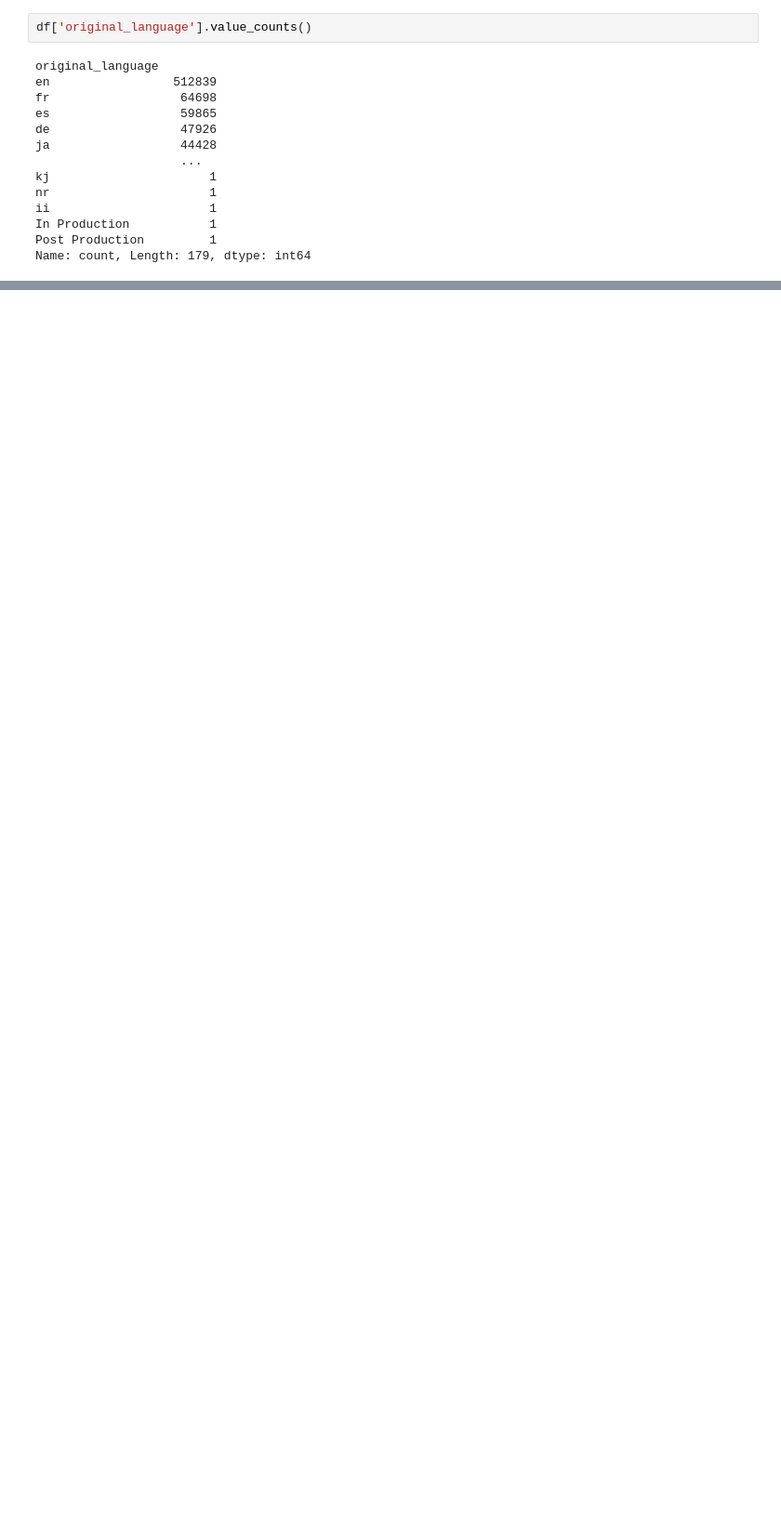
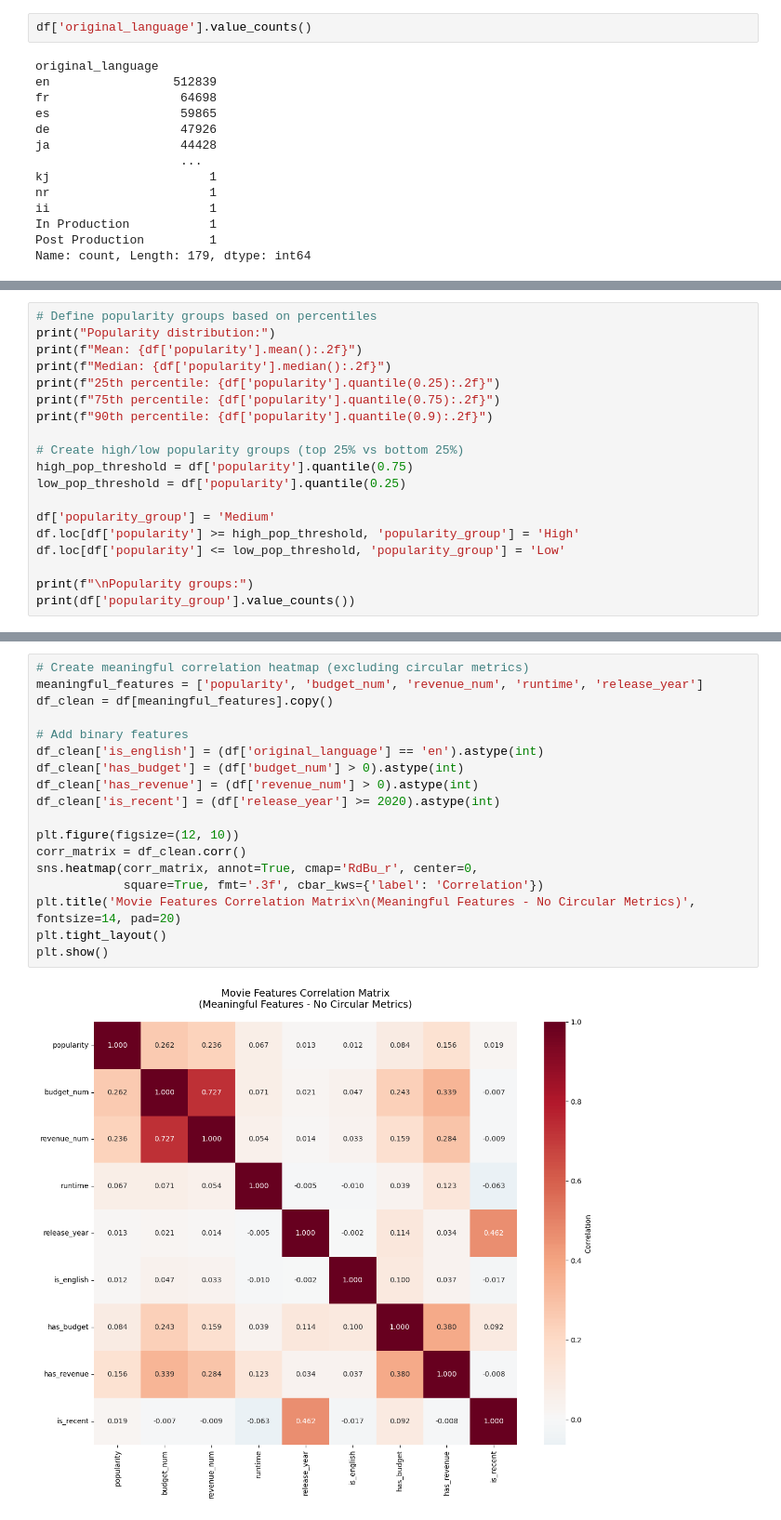
Before and after one commit to theinvisiblelab/invisible-films, a Jupyter notebook: code/python/descriptives.ipynb, the cells around one changed output, grey strips where cells are left out. Shown: that part at 93% size. Drawn from its saved outputs; the diff is of its cells as text; blank space fills up the shorter version.

```diff
--- a/code/python/descriptives.ipynb
+++ b/code/python/descriptives.ipynb
@@ -83,0 +166,19 @@ df['original_language'].value_counts()
+# %%
+# Define popularity groups based on percentiles
+print("Popularity distribution:")
+print(f"Mean: {df['popularity'].mean():.2f}")
+print(f"Median: {df['popularity'].median():.2f}")
+print(f"25th percentile: {df['popularity'].quantile(0.25):.2f}")
+print(f"75th percentile: {df['popularity'].quantile(0.75):.2f}")
+print(f"90th percentile: {df['popularity'].quantile(0.9):.2f}")
+
+# Create high/low popularity groups (top 25% vs bottom 25%)
+high_pop_threshold = df['popularity'].quantile(0.75)
+low_pop_threshold = df['popularity'].quantile(0.25)
+
+df['popularity_group'] = 'Medium'
+df.loc[df['popularity'] >= high_pop_threshold, 'popularity_group'] = 'High'
+df.loc[df['popularity'] <= low_pop_threshold, 'popularity_group'] = 'Low'
+
+print(f"\nPopularity groups:")
+print(df['popularity_group'].value_counts())
@@ -83,0 +541,20 @@ df['original_language'].value_counts()
+# %%
+# Create meaningful correlation heatmap (excluding circular metrics)
+meaningful_features = ['popularity', 'budget_num', 'revenue_num', 'runtime', 'release_year']
+df_clean = df[meaningful_features].copy()
+
+# Add binary features
+df_clean['is_english'] = (df['original_language'] == 'en').astype(int)
+df_clean['has_budget'] = (df['budget_num'] > 0).astype(int)
+df_clean['has_revenue'] = (df['revenue_num'] > 0).astype(int)
+df_clean['is_recent'] = (df['release_year'] >= 2020).astype(int)
+
+plt.figure(figsize=(12, 10))
+corr_matrix = df_clean.corr()
+sns.heatmap(corr_matrix, annot=True, cmap='RdBu_r', center=0,
+            square=True, fmt='.3f', cbar_kws={'label': 'Correlation'})
+plt.title('Movie Features Correlation Matrix\n(Meaningful Features - No Circular Metrics)', fontsize=14, pad=20)
+plt.tight_layout()
+plt.show()
+# %% [output]
+[figure, added]
```
Also changed, not shown: parts of 26 cells of this notebook, 1 other file.
